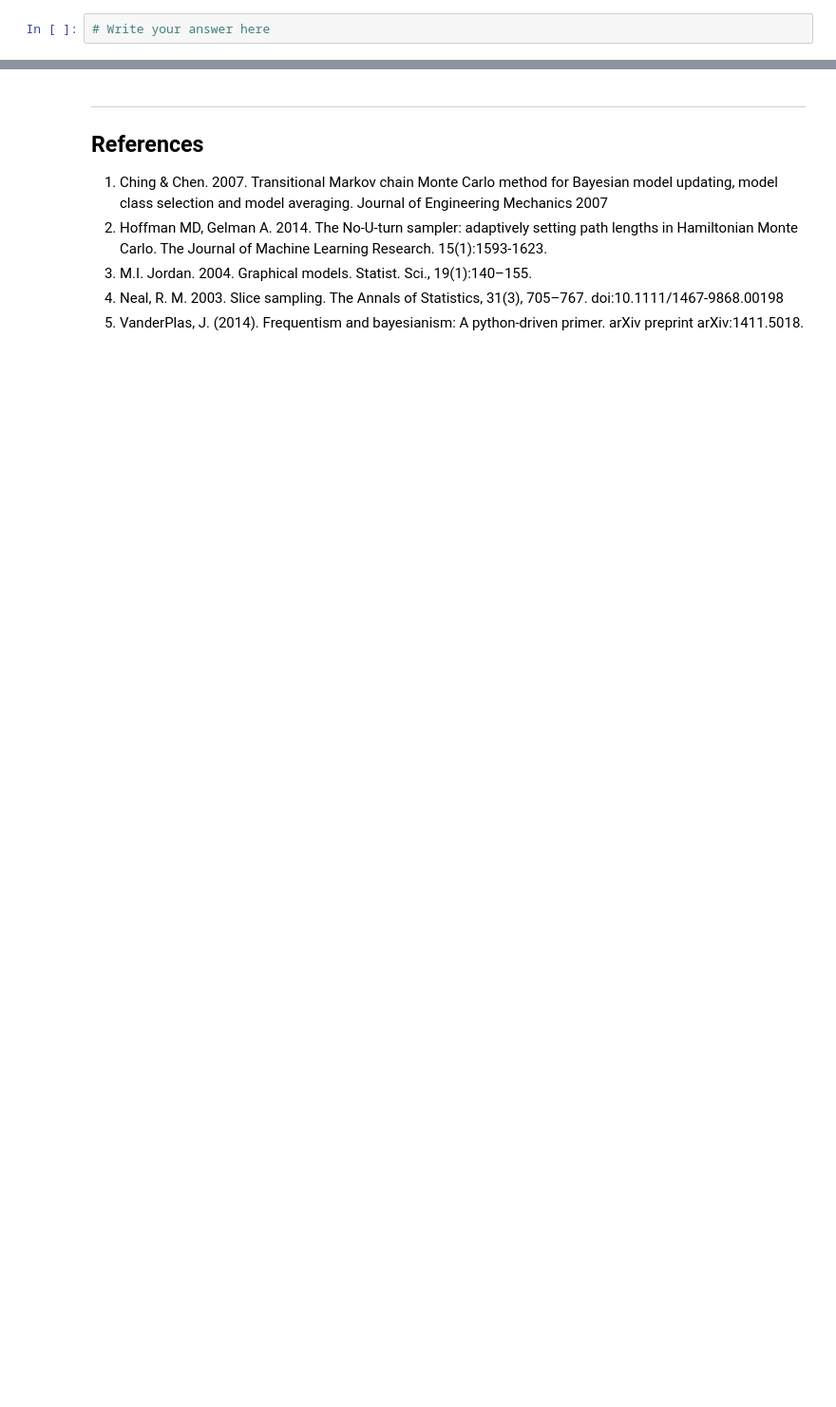
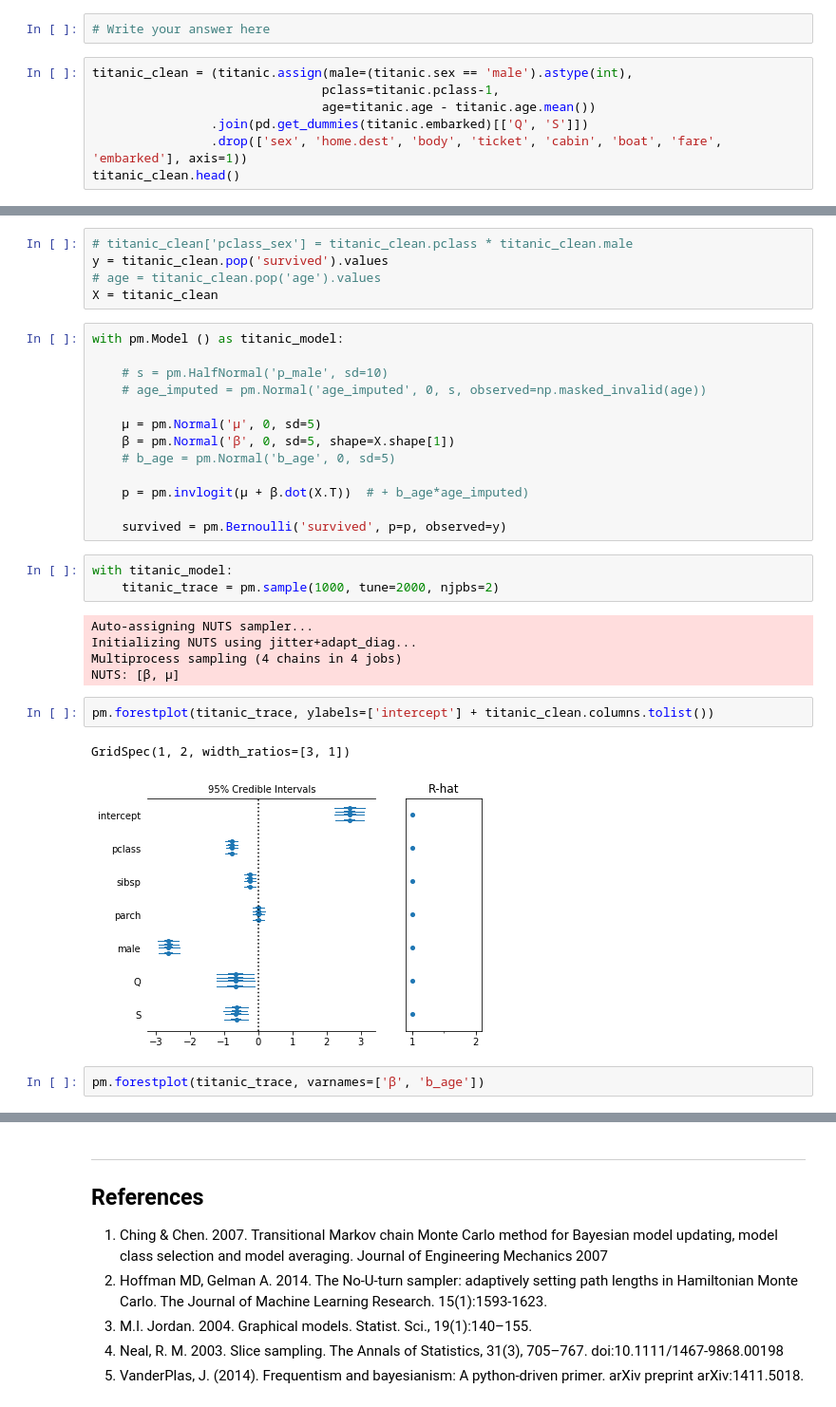
Before and after one commit to weltybiostat/Bios8366, a Jupyter notebook: notebooks/Section4_5-Model-Building-with-PyMC3.ipynb, the cells around one changed output, grey strips where cells are left out. Shown at 95% size. Saved outputs shown, nothing was run; the diff lists cells and outputs as text; blank space fills up the shorter version.

```diff
--- a/notebooks/Section4_5-Model-Building-with-PyMC3.ipynb
+++ b/notebooks/Section4_5-Model-Building-with-PyMC3.ipynb
@@ -727,2 +824,9 @@ titanic.head()
 # %%
 # Write your answer here
+# %%
+titanic_clean = (titanic.assign(male=(titanic.sex == 'male').astype(int),
+                               pclass=titanic.pclass-1,
+                               age=titanic.age - titanic.age.mean())
+                .join(pd.get_dummies(titanic.embarked)[['Q', 'S']])
+                .drop(['sex', 'home.dest', 'body', 'ticket', 'cabin', 'boat', 'fare', 'embarked'], axis=1))
+titanic_clean.head()
@@ -728,0 +841,33 @@ titanic.head()
+# %%
+# titanic_clean['pclass_sex'] = titanic_clean.pclass * titanic_clean.male
+y = titanic_clean.pop('survived').values
+# age = titanic_clean.pop('age').values
+X = titanic_clean
+# %%
+with pm.Model () as titanic_model:
+
+    # s = pm.HalfNormal('p_male', sd=10)
+    # age_imputed = pm.Normal('age_imputed', 0, s, observed=np.masked_invalid(age))
+
+    μ = pm.Normal('μ', 0, sd=5)
+    β = pm.Normal('β', 0, sd=5, shape=X.shape[1])
+    # b_age = pm.Normal('b_age', 0, sd=5)
+
+    p = pm.invlogit(μ + β.dot(X.T))  # + b_age*age_imputed)
+
+    survived = pm.Bernoulli('survived', p=p, observed=y)
+# %%
+with titanic_model:
+    titanic_trace = pm.sample(1000, tune=2000, njpbs=2)
+# %% [output]
+Auto-assigning NUTS sampler...
+Initializing NUTS using jitter+adapt_diag...
+Multiprocess sampling (4 chains in 4 jobs)
+NUTS: [β, μ]
+# %%
+pm.forestplot(titanic_trace, ylabels=['intercept'] + titanic_clean.columns.tolist())
+# %% [output]
+GridSpec(1, 2, width_ratios=[3, 1])
+[figure, added]
+# %%
+pm.forestplot(titanic_trace, varnames=['β', 'b_age'])
```
Also changed, not shown: parts of 27 cells of this notebook.
